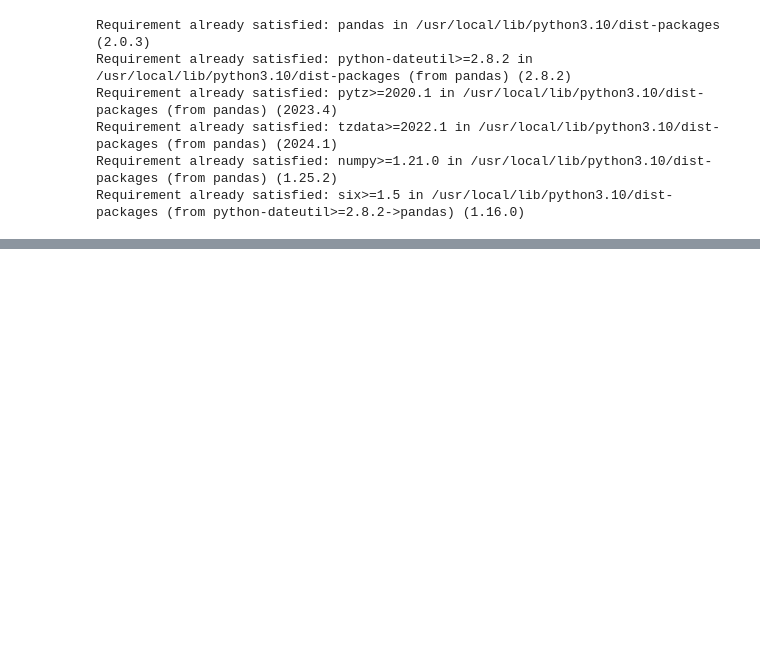
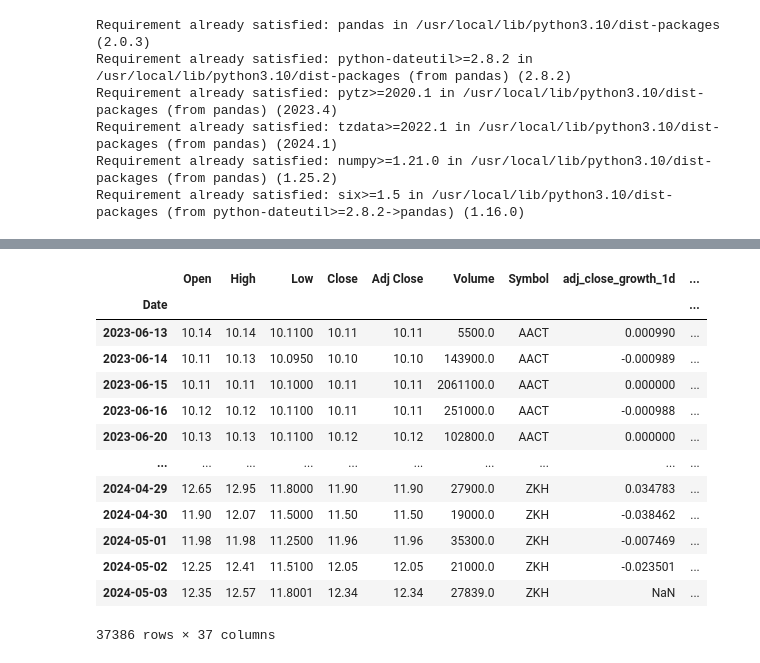
Before and after one commit to acebirim/Stock_Analysis_ZoomCamp, a Jupyter notebook: Answers_Module_2_Homework.ipynb, the cells around one changed output, grey strips where cells are left out. Cells and saved outputs as stored; diff of their text form; code cells hidden in the pictures; blank space fills up the shorter version.

```diff
--- a/Answers_Module_2_Homework.ipynb
+++ b/Answers_Module_2_Homework.ipynb
@@ -311,0 +586,4 @@ f"total sum in millions: ${round(total/1000000)}M"
+# %%
+#remove columns with substring 'adj_close_minus...]
+columns_to_be_dropped = df_final.columns[df_final.columns.str.contains('adj_close_minus')]
+columns_to_be_dropped
@@ -311,0 +602,19 @@ f"total sum in millions: ${round(total/1000000)}M"
+# %%
+df_final.drop(columns=columns_to_be_dropped, inplace=True)
+# %%
+df_final
+# %% [output]
+|  | Open | High | Low | Close | Adj Close | Volume | Symbol | adj_close_growth_1d | ... |
+| Date |  |  |  |  |  |  |  |  | ... |
+| 2023-06-13 | 10.14 | 10.14 | 10.1100 | 10.11 | 10.11 | 5500.0 | AACT | 0.000990 | ... |
+| 2023-06-14 | 10.11 | 10.13 | 10.0950 | 10.10 | 10.10 | 143900.0 | AACT | -0.000989 | ... |
+| 2023-06-15 | 10.11 | 10.11 | 10.1000 | 10.11 | 10.11 | 2061100.0 | AACT | 0.000000 | ... |
+| 2023-06-16 | 10.12 | 10.12 | 10.1100 | 10.11 | 10.11 | 251000.0 | AACT | -0.000988 | ... |
+| 2023-06-20 | 10.13 | 10.13 | 10.1100 | 10.12 | 10.12 | 102800.0 | AACT | 0.000000 | ... |
+| ... | ... | ... | ... | ... | ... | ... | ... | ... | ... |
+| 2024-04-29 | 12.65 | 12.95 | 11.8000 | 11.90 | 11.90 | 27900.0 | ZKH | 0.034783 | ... |
+| 2024-04-30 | 11.90 | 12.07 | 11.5000 | 11.50 | 11.50 | 19000.0 | ZKH | -0.038462 | ... |
+| 2024-05-01 | 11.98 | 11.98 | 11.2500 | 11.96 | 11.96 | 35300.0 | ZKH | -0.007469 | ... |
+| 2024-05-02 | 12.25 | 12.41 | 11.5100 | 12.05 | 12.05 | 21000.0 | ZKH | -0.023501 | ... |
+| 2024-05-03 | 12.35 | 12.57 | 11.8001 | 12.34 | 12.34 | 27839.0 | ZKH | NaN | ... |
+37386 rows × 37 columns
```
Also changed, not shown: parts of 50 cells of this notebook.
